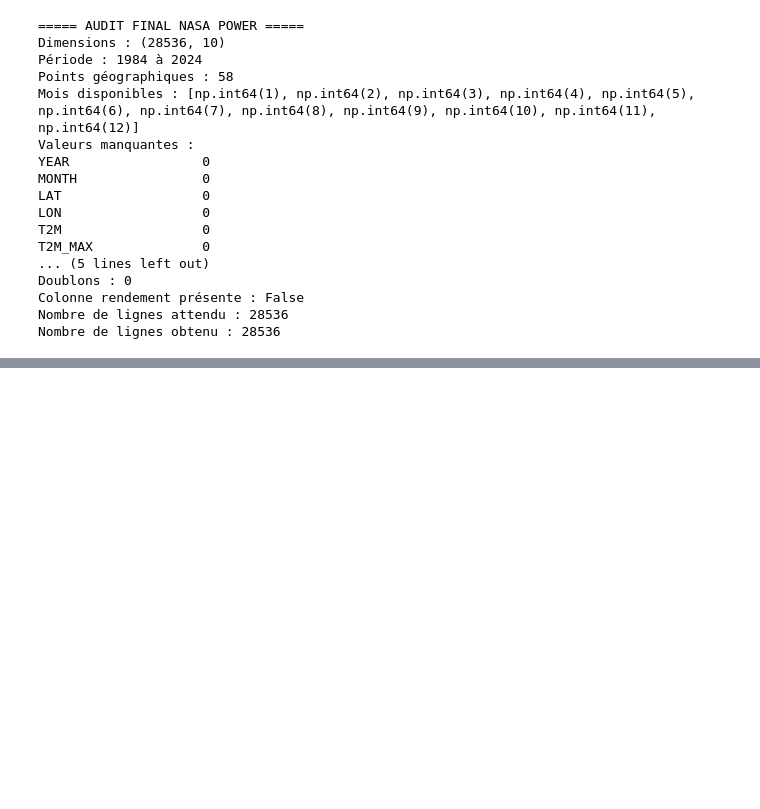
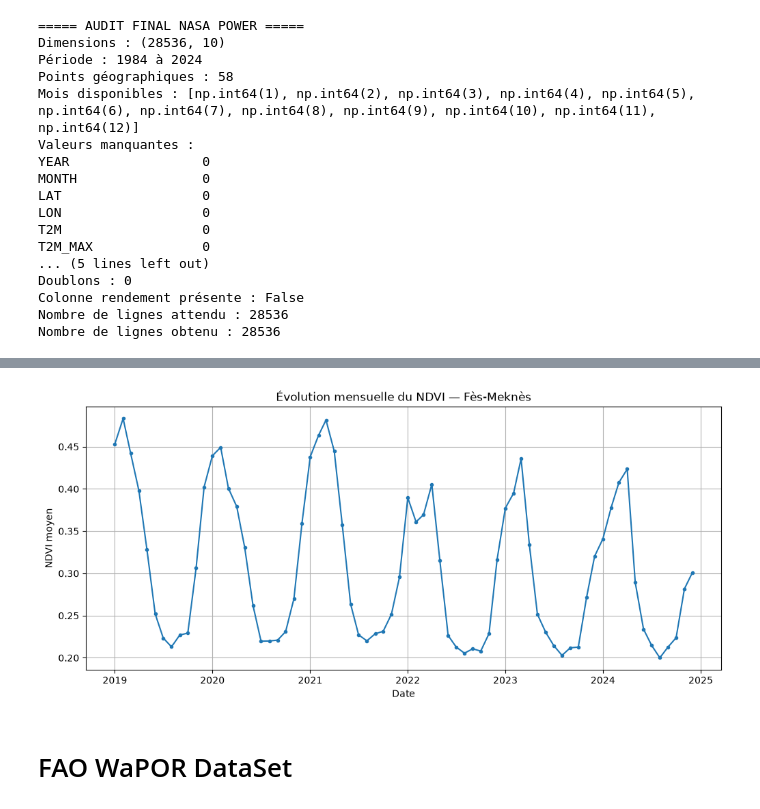
Before and after one commit to aminebella/DeepLearningProject_OliveSmart_Prevision_Rendement_Oliveraies, a Jupyter notebook: Project_OLV5_Prevision_Rendement.ipynb, the cells around one changed output, grey strips where cells are left out. Saved outputs shown, nothing was run; the diff lists cells and outputs as text; code cells hidden in the pictures; blank space fills up the shorter version.

```diff
--- a/Project_OLV5_Prevision_Rendement.ipynb
+++ b/Project_OLV5_Prevision_Rendement.ipynb
@@ -656,0 +734,27 @@ Nombre de lignes obtenu : 28536
+# %%
+df_sentinel["Date"] = pd.to_datetime(
+    dict(
+        year=df_sentinel["Year"],
+        month=df_sentinel["Month"],
+        day=1
+    )
+)
+
+plt.figure(figsize=(12, 5))
+
+plt.plot(
+    df_sentinel["Date"],
+    df_sentinel["NDVI_mean"],
+    marker="o",
+    markersize=3
+)
+
+plt.title("Évolution mensuelle du NDVI — Fès-Meknès")
+plt.xlabel("Date")
+plt.ylabel("NDVI moyen")
+plt.grid(True)
+plt.show()
+# %% [output]
+[figure, added]
+# %% [markdown]
+# FAO WaPOR DataSet
```
Also changed, not shown: parts of 2 cells of this notebook, 3 other files.
